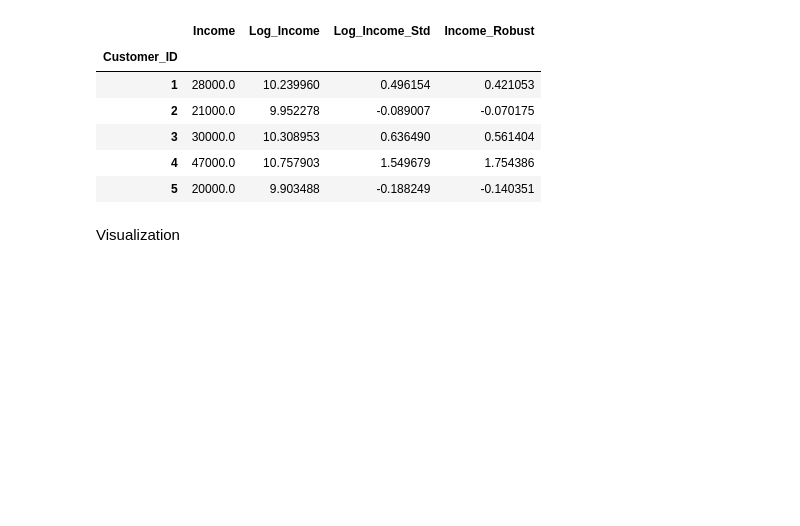
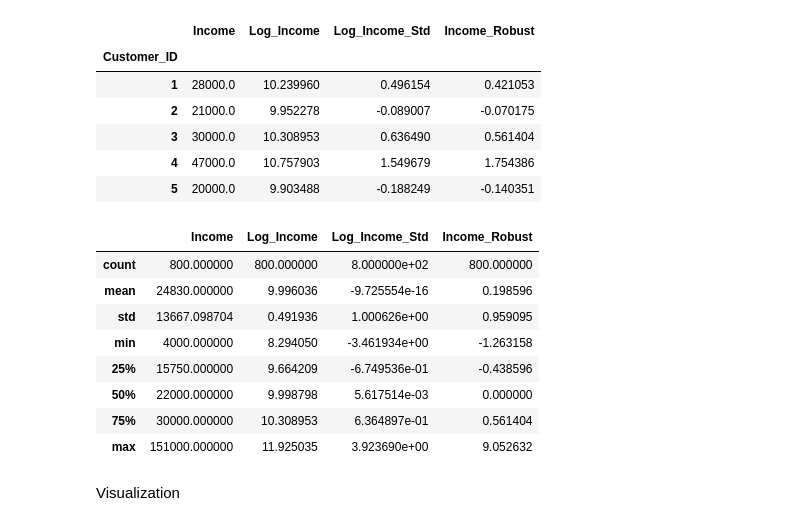
Before and after one commit to susara-ouchi/DA-2013---Scripts, a Jupyter notebook: Week 08/feature_engineering.ipynb, the cells around one changed output. Drawn from its saved outputs; the diff is of its cells as text; code cells hidden in the pictures; blank space fills up the shorter version.

```diff
--- a/Week 08/feature_engineering.ipynb
+++ b/Week 08/feature_engineering.ipynb
@@ -144,6 +151,18 @@ df_fe[['Income', 'Log_Income', 'Log_Income_Std', 'Income_Robust']].head()
 | 3 | 30000.0 | 10.308953 | 0.636490 | 0.561404 |
 | 4 | 47000.0 | 10.757903 | 1.549679 | 1.754386 |
 | 5 | 20000.0 | 9.903488 | -0.188249 | -0.140351 |
+# %%
+df_fe[['Income', 'Log_Income', 'Log_Income_Std', 'Income_Robust']].describe()
+# %% [output]
+|  | Income | Log_Income | Log_Income_Std | Income_Robust |
+| count | 800.000000 | 800.000000 | 8.000000e+02 | 800.000000 |
+| mean | 24830.000000 | 9.996036 | -9.725554e-16 | 0.198596 |
+| std | 13667.098704 | 0.491936 | 1.000626e+00 | 0.959095 |
+| min | 4000.000000 | 8.294050 | -3.461934e+00 | -1.263158 |
+| 25% | 15750.000000 | 9.664209 | -6.749536e-01 | -0.438596 |
+| 50% | 22000.000000 | 9.998798 | 5.617514e-03 | 0.000000 |
+| 75% | 30000.000000 | 10.308953 | 6.364897e-01 | 0.561404 |
+| max | 151000.000000 | 11.925035 | 3.923690e+00 | 9.052632 |
 # %% [markdown]
 Visualization
 # %%
```
Also changed, not shown: parts of 2 cells of this notebook, 1 other file.
